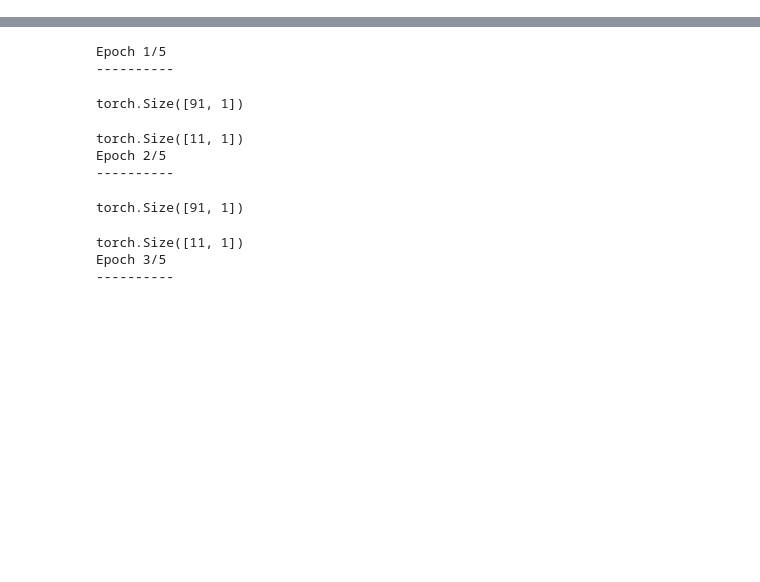
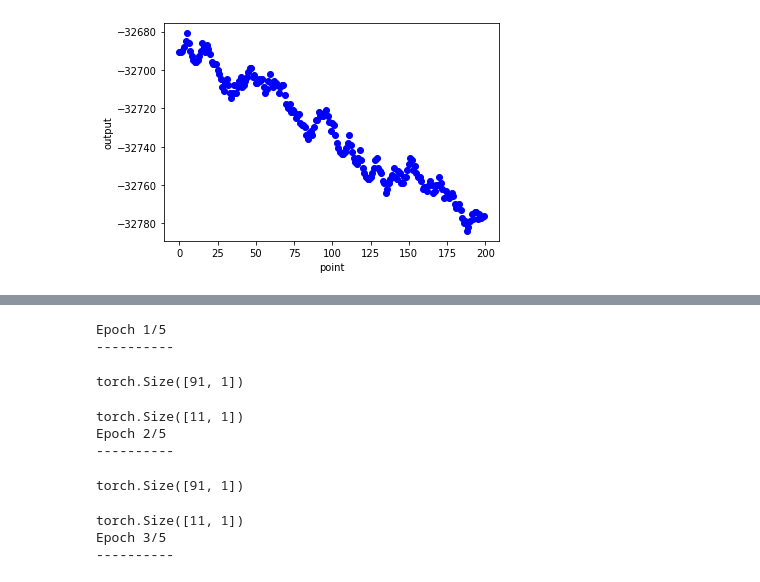
Before and after one commit to Fallensouls/human_model, a Jupyter notebook: model.ipynb, the cells around one changed output, grey strips where cells are left out. Saved outputs shown, nothing was run; the diff lists cells and outputs as text; code cells hidden in the pictures; blank space fills up the shorter version.

```diff
--- a/model.ipynb
+++ b/model.ipynb
@@ -159,0 +192,3 @@ with torch.no_grad():
+# %%
+from data import gen_label
+y = gen_label(20,1,256,True)
@@ -159,0 +213,12 @@ with torch.no_grad():
+# %%
+import matplotlib.pyplot as plt
+print(y.shape)
+labels = [k.numpy() for k in y]
+length = 200
+
+plt.scatter(list(range(length)), labels[-201:-1], c='b')
+plt.xlabel('point')
+plt.ylabel('output')
+plt.show()
+plt.close()
+# %% [output]
@@ -160,3 +241,4 @@ with torch.no_grad():
+[figure, added]
 # %%
 gt_show = [i.cpu().detach().numpy() for k in gt for i in k]
 pred_show = [i.cpu().detach().numpy() for k in pred for i in k]
```
Also changed, not shown: parts of 7 cells of this notebook, 3 other files.
